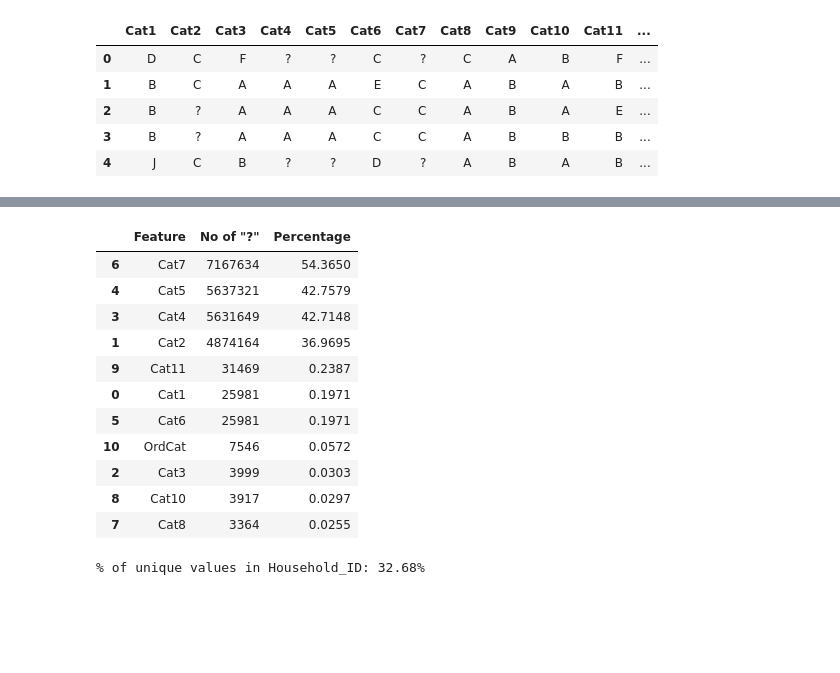
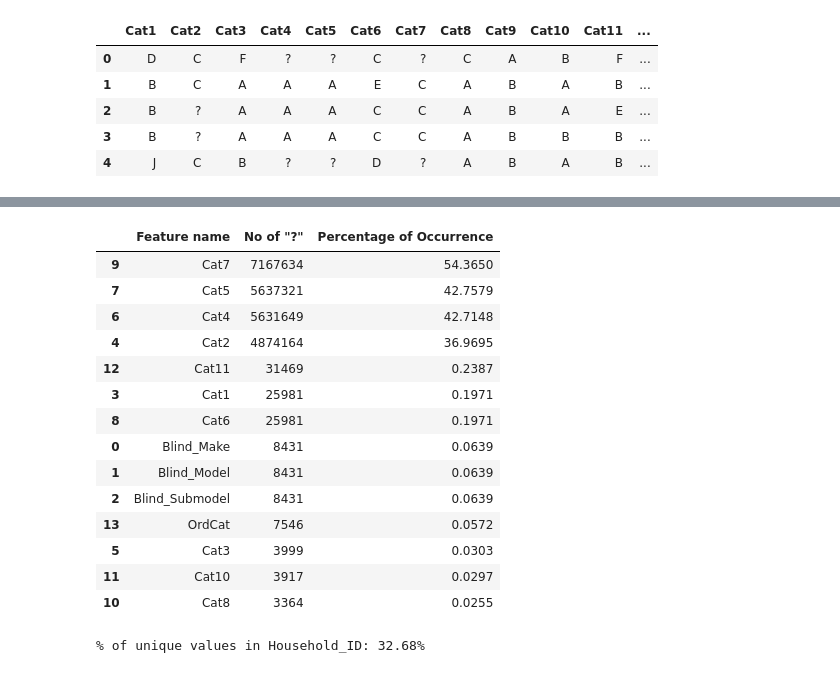
Before and after one commit to AnoopCA/Vehicle_Insurance_Claims_Prediction, a Jupyter notebook: Claims_Prediction.ipynb, the cells around one changed output, grey strips where cells are left out. Drawn from its saved outputs; the diff is of its cells as text; code cells hidden in the pictures; blank space fills up the shorter version.

```diff
--- a/Claims_Prediction.ipynb
+++ b/Claims_Prediction.ipynb
@@ -72,28 +72,31 @@ x_train[['Var1', 'Var2', 'Var3', 'Var4', 'Var5', 'Var6', 'Var7', 'Var8', 'NVCat'
 | 3 | -0.754282 | -1.646127 | -1.101091 | -1.679445 | -0.971487 | -1.405797 | -0.837048 | -1.176858 | F | -0.23153 | -0.266117 | ... |
 | 4 | 0.563454 | 1.863975 | 1.814591 | 1.838605 | 0.812656 | 2.112691 | 1.534462 | 2.347260 | F | -0.23153 | -0.266117 | ... |
 # %%
-cat_feats = ['Cat1', 'Cat2', 'Cat3', 'Cat4', 'Cat5', 'Cat6', 'Cat7', 'Cat8', 'Cat10', 'Cat11', 'OrdCat']
+cat_feats = x_train.columns[x_train.apply(lambda x: x == "?").any()]
 
 q_data = []
 for i in cat_feats:
     q_data.append([i, len(x_train[x_train[i]=="?"][i]), round((len(x_train[x_train[i]=="?"][i]) / len(x_train))*100, 4)])
 
-q_data = pd.DataFrame(q_data, columns=['Feature', 'No of "?"', 'Percentage'])
+q_data = pd.DataFrame(q_data, columns=['Feature name', 'No of "?"', 'Percentage of Occurrence'])
 
-q_data.sort_values(by='Percentage', ascending=False)
+q_data.sort_values(by='No of "?"', ascending=False)
 # %% [output]
-|  | Feature | No of "?" | Percentage |
-| 6 | Cat7 | 7167634 | 54.3650 |
-| 4 | Cat5 | 5637321 | 42.7579 |
-| 3 | Cat4 | 5631649 | 42.7148 |
-| 1 | Cat2 | 4874164 | 36.9695 |
-| 9 | Cat11 | 31469 | 0.2387 |
-| 0 | Cat1 | 25981 | 0.1971 |
-| 5 | Cat6 | 25981 | 0.1971 |
-| 10 | OrdCat | 7546 | 0.0572 |
-| 2 | Cat3 | 3999 | 0.0303 |
-| 8 | Cat10 | 3917 | 0.0297 |
-| 7 | Cat8 | 3364 | 0.0255 |
+|  | Feature name | No of "?" | Percentage of Occurrence |
+| 9 | Cat7 | 7167634 | 54.3650 |
+| 7 | Cat5 | 5637321 | 42.7579 |
+| 6 | Cat4 | 5631649 | 42.7148 |
+| 4 | Cat2 | 4874164 | 36.9695 |
+| 12 | Cat11 | 31469 | 0.2387 |
+| 3 | Cat1 | 25981 | 0.1971 |
+| 8 | Cat6 | 25981 | 0.1971 |
+| 0 | Blind_Make | 8431 | 0.0639 |
+| 1 | Blind_Model | 8431 | 0.0639 |
+| 2 | Blind_Submodel | 8431 | 0.0639 |
+| 13 | OrdCat | 7546 | 0.0572 |
+| 5 | Cat3 | 3999 | 0.0303 |
+| 11 | Cat10 | 3917 | 0.0297 |
+| 10 | Cat8 | 3364 | 0.0255 |
 # %%
 Unique_HID = x_train['Household_ID'].nunique() / len(x_train['Household_ID'])
 print("% of unique values in Household_ID: {:.2f}%".format(Unique_HID * 100))
```
Also changed, not shown: parts of 4 cells of this notebook.
